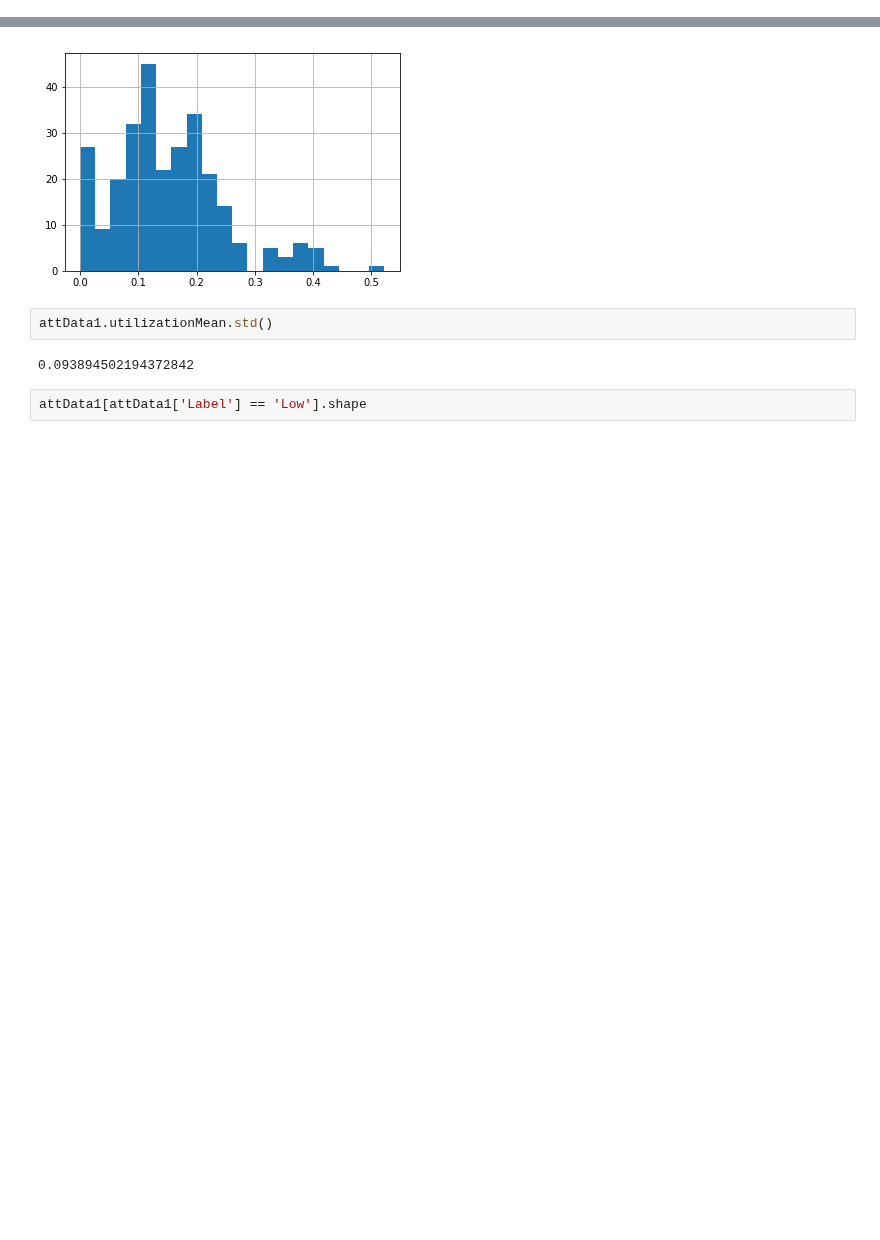
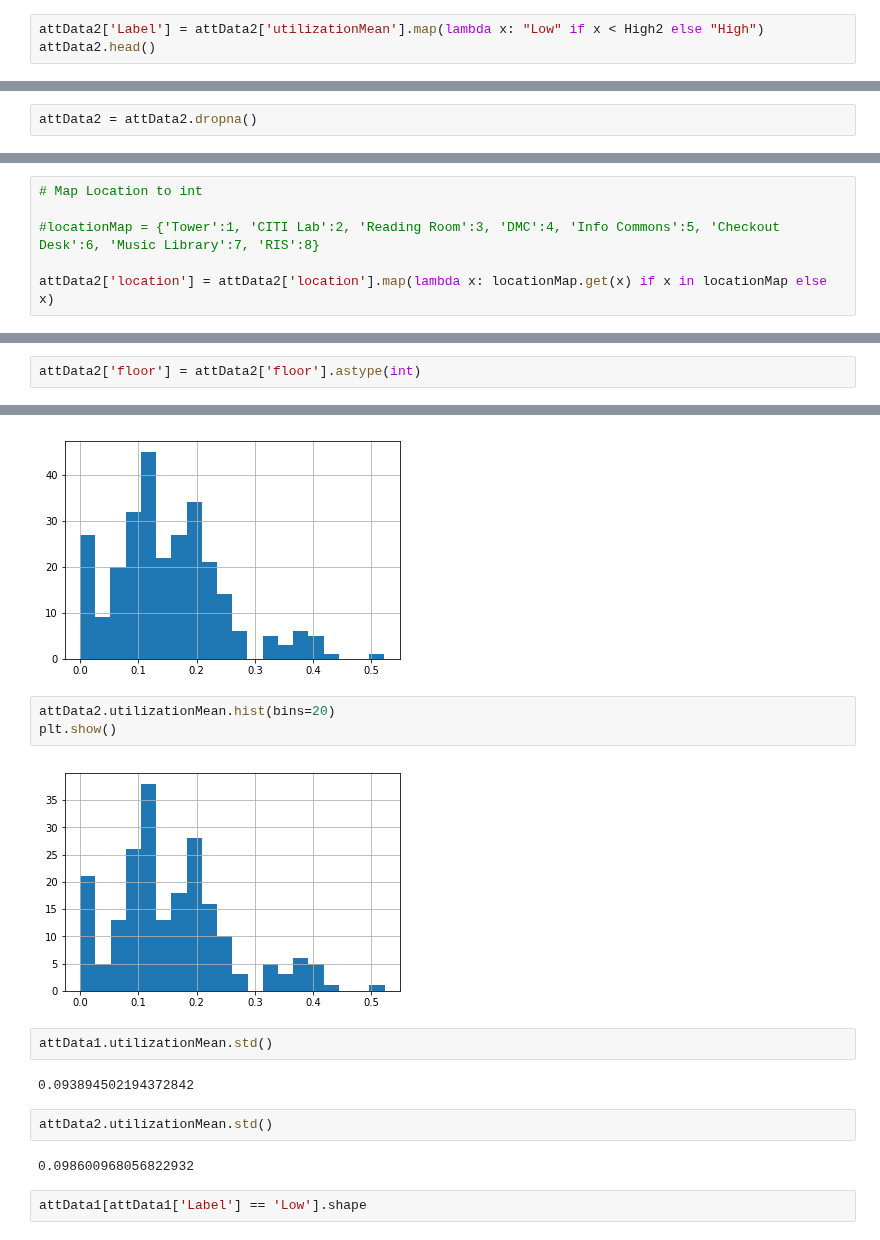
Before and after one commit to UNCG-CSE/Library-Computer-Usage-Analysis, a Jupyter notebook: src/DecisionTree_Test.ipynb, the cells around one changed output, grey strips where cells are left out. Saved outputs shown, nothing was run; the diff lists cells and outputs as text; blank space fills up the shorter version.

```diff
--- a/src/DecisionTree_Test.ipynb
+++ b/src/DecisionTree_Test.ipynb
@@ -150,3 +182,6 @@ attData1.head()
 | CITI001 | 105 | CITI001 | 1 | 1 | 1 | CITI Lab | 1 | 1 | ... |
 | CITI002 | 106 | CITI002 | 1 | 1 | 1 | CITI Lab | 1 | 1 | ... |
 | CITI003 | 107 | CITI003 | 1 | 1 | 1 | CITI Lab | 1 | 1 | ... |
+# %%
+attData2['Label'] = attData2['utilizationMean'].map(lambda x: "Low" if x < High2 else "High")
+attData2.head()
@@ -153,5 +196,7 @@ attData1.head()
 # %%
 attData1 = attData1.dropna()
+# %%
+attData2 = attData2.dropna()
 # %%
 attData1.iloc[:, [3,4,5,6,7,8,9,10,11,12,13]].head()
 # %% [output]
@@ -205,6 +275,12 @@ array(['Tower', 'CITI Lab', 'Reading Room', 'DMC', 'Info Commons',
 locationMap = {'Tower':1, 'CITI Lab':2, 'Reading Room':3, 'DMC':4, 'Info Commons':5, 'Checkout Desk':6, 'Music Library':7, 'RIS':8}
 
 attData1['location'] = attData1['location'].map(lambda x: locationMap.get(x) if x in locationMap else x)
+# %%
+# Map Location to int
+
+#locationMap = {'Tower':1, 'CITI Lab':2, 'Reading Room':3, 'DMC':4, 'Info Commons':5, 'Checkout Desk':6, 'Music Library':7, 'RIS':8}
+
+attData2['location'] = attData2['location'].map(lambda x: locationMap.get(x) if x in locationMap else x)
 # %%
 attData1.head()
 # %% [output]
@@ -235,6 +330,8 @@ attData1[attData1['floor'] == 'na'].shape
 attData1['floor'] = attData1['floor'].replace('na', 20)
 # %%
 attData1['floor'] = attData1['floor'].astype(int)
+# %%
+attData2['floor'] = attData2['floor'].astype(int)
 # %%
 attData1.floor.unique()
 # %% [output]
@@ -269,10 +395,19 @@ attData1.utilizationMean.hist(bins=20)
 plt.show()
 # %% [output]
 [figure]
+# %%
+attData2.utilizationMean.hist(bins=20)
+plt.show()
+# %% [output]
+[figure, added]
 # %%
 attData1.utilizationMean.std()
 # %% [output]
 0.093894502194372842
+# %%
+attData2.utilizationMean.std()
+# %% [output]
+0.098600968056822932
 # %%
 attData1[attData1['Label'] == 'Low'].shape
 # %% [output]
```
Also changed, not shown: parts of 38 cells of this notebook, 1 other file.
